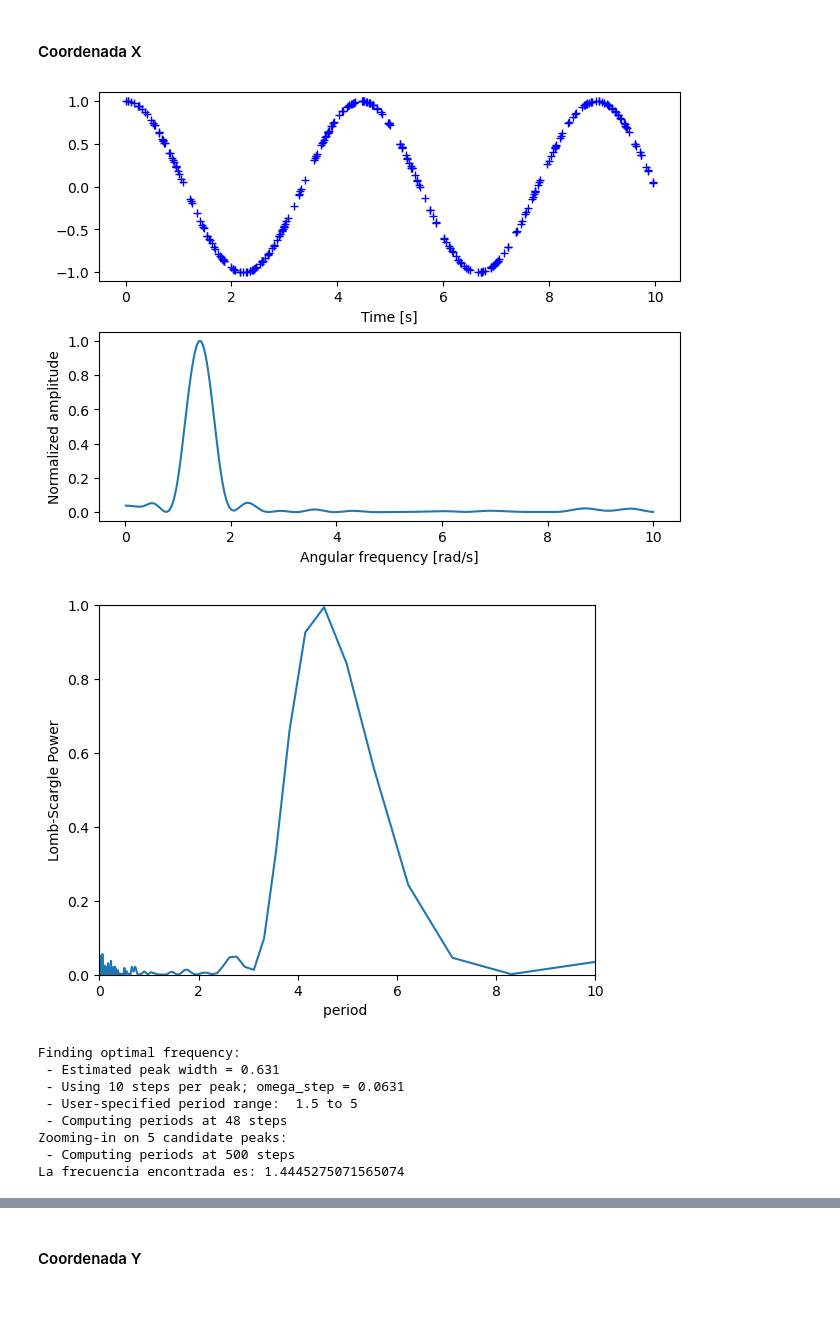
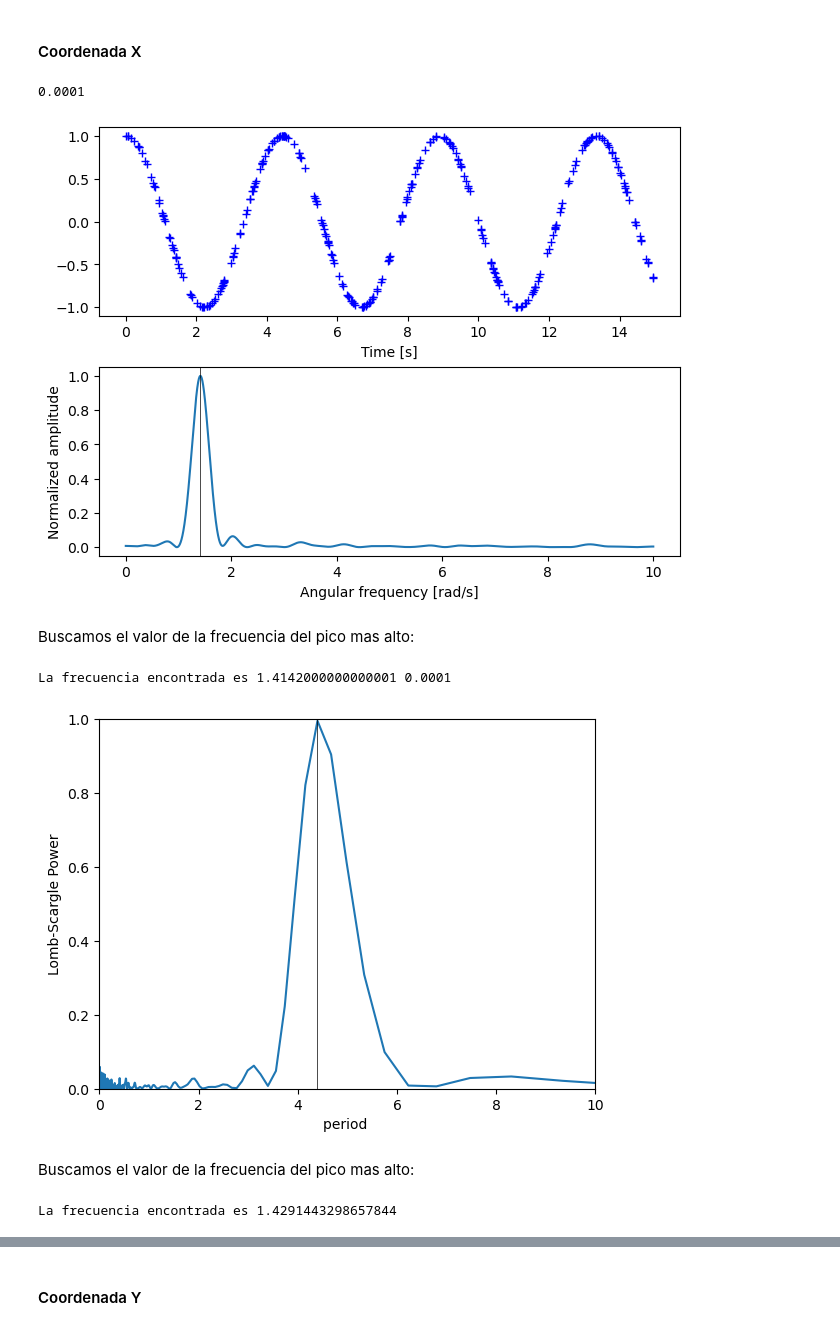
Before and after one commit to tobiheyday/Tesis, a Jupyter notebook: Tesis.ipynb, the cells around one changed output, grey strips where cells are left out. Saved outputs shown, nothing was run; the diff lists cells and outputs as text; code cells hidden in the pictures; blank space fills up the shorter version.

Commit message:
Termine con los potenciales
Falta ver si algunas cosas estan bien y proximo paso agregar ruido y con eso ya estaria terminada toda la parte del uso de lomb-scagle

```diff
--- a/Tesis.ipynb
+++ b/Tesis.ipynb
@@ -82,13 +90,13 @@ ax.set(xlim=(0, 10), ylim=(0, 1.0),
 #Definimos el rango de periodos donde queremos encontrar un pico.
 
 f_in = 2 #limite infererior del intervalo
-f_end = 4.0 #limite superior del intervalo
+f_end = 2.5 #limite superior del intervalo
 
-model = periodic.LombScargleFast(fit_period=True)
-model.optimizer.set(period_range=(f_in,f_end), first_pass_coverage=10)
+model = periodic.LombScargleFast()
+model.optimizer.set(period_range=(f_in,f_end), first_pass_coverage=1)
 model.fit(t, x)
-period = model.best_period
-nu = 2 * np.pi / period
+nu = model.best_period
+
 print('La frecuencia encontrada es:',nu)
 # %% [output]
 Finding optimal frequency:
@@ -375,19 +405,21 @@ t = rng.uniform(0, 10, n_in)
 t.sort()
 # %%
 # Definimos el sistema de ecuaciones
-def f(xyv_xv_y, t):
+def f(xyv_xv_y, t, omega, a):
     x, y, v_x, v_y = xyv_xv_y
     return [v_x,
            v_y,
-           -x*2,
-           -y*2]
+           a-omega**2 *x,
+           a-omega**2 *y]
 
 
 # Condiciónes iniciales
 xyv_xv_y0 = [1.0, 0., 0., 0.1]
+omega=np.sqrt(2)
+a=0
 
 # Resolvemos las ecuaciones
-xyv_xv_y2 = integrate.odeint(f, xyv_xv_y0, t)
+xyv_xv_y2 = integrate.odeint(f, xyv_xv_y0, t, args=(omega, a))
 # %%
 x_2 = xyv_xv_y2[:,0]
 y_2 = xyv_xv_y2[:,1]
@@ -423,55 +455,58 @@ Con esto, calculamos el periodograma para las coordenadas x e y:
 # %%
 # Definimos el espacio de frecuencias a analizar
 
-w = np.linspace(0.01, 10, n_out)
+w = np.linspace(0.0001, 10, n_out)
 periods = 2 * np.pi / w
+
+# Calculamos el error en frecuencia
+err= w[1]-w[0]
+err
+# %% [output]
+0.0001
 # %%
 pgram = signal.lombscargle(t, x_2, w, normalize=True)
 
 fig, (ax_t, ax_w) = plt.subplots(2, 1, constrained_layout=True)
 ax_t.plot(t, x_2, 'b+')
 ax_t.set_xlabel('Time [s]')
 
 #Luego ploteo el periodograma normalizado
 
 ax_w.plot(w, pgram)
 ax_w.set_xlabel('Angular frequency [rad/s]')
 ax_w.set_ylabel('Normalized amplitude')
-plt.show();
+
+ax_w.axvline(1.4142, color= 'black' ,lw=0.5);
 # %% [output]
-[figure, old version]
+[figure, new version]
+# %% [markdown]
+Buscamos el valor de la frecuencia del pico mas alto:
+# %%
+pgram_sort = sorted(enumerate(pgram), key=itemgetter(1),  reverse=True)
+index, value = pgram_sort[0]
+print(r'La frecuencia encontrada es', w[index],   err)
+# %% [output]
+La frecuencia encontrada es 1.4142000000000001 0.0001
 # %%
 model = LombScargleFast().fit(t, x_2)
-periods, power = model.periodogram_auto(nyquist_factor=10)
+periods, power = model.periodogram_auto(nyquist_factor=15)
 
 fig, ax = plt.subplots()
 ax.plot(periods, power)
 ax.set(xlim=(0, 10), ylim=(0, 1),
         xlabel='period ',
-        ylabel='Lomb-Scargle Power');
+        ylabel='Lomb-Scargle Power')
+ax.axvline(4.3964, color= 'black' ,lw=0.5);
 # %% [output]
-[figure, old version]
+[figure, new version]
-# %%
-#Definimos el rango de periodos donde queremos encontrar un pico.
-
-f_in = 1.5 #limite infererior del intervalo
-f_end = 5. #limite superior del intervalo
-
-model = periodic.LombScargleFast(fit_period=True)
-model.optimizer.set(period_range=(f_in,f_end), first_pass_coverage=10)
-model.fit(t, x_2)
-period = model.best_period
-nu = 2 * np.pi / period
-print('La frecuencia encontrada es:',nu)
-# %% [output]
-Finding optimal frequency:
- - Estimated peak width = 0.631
- - Using 10 steps per peak; omega_step = 0.0631
- - User-specified period range:  1.5 to 5
- - Computing periods at 48 steps
-Zooming-in on 5 candidate peaks:
- - Computing periods at 500 steps
-La frecuencia encontrada es: 1.4445275071565074
+# %% [markdown]
+Buscamos el valor de la frecuencia del pico mas alto:
+# %%
+power_sort = sorted(enumerate(power), key=itemgetter(1),  reverse=True)
+index, value = power_sort[0]
+print(r'La frecuencia encontrada es', 2*np.pi/periods[index])
+# %% [output]
+La frecuencia encontrada es 1.4291443298657844
 # %%
 ls = LombScargle(t, x_2, normalization='standard')
 power = ls.power(w)
```
Also changed, not shown: parts of 193 cells of this notebook.
